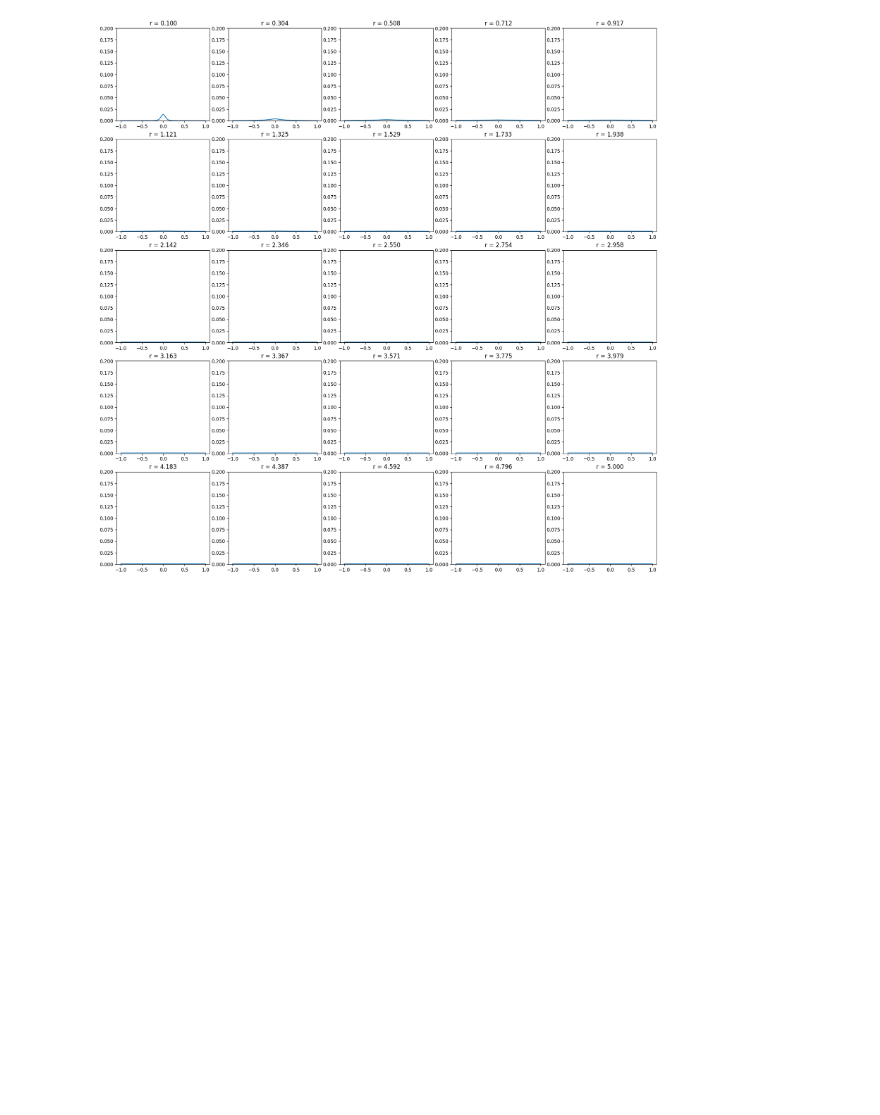
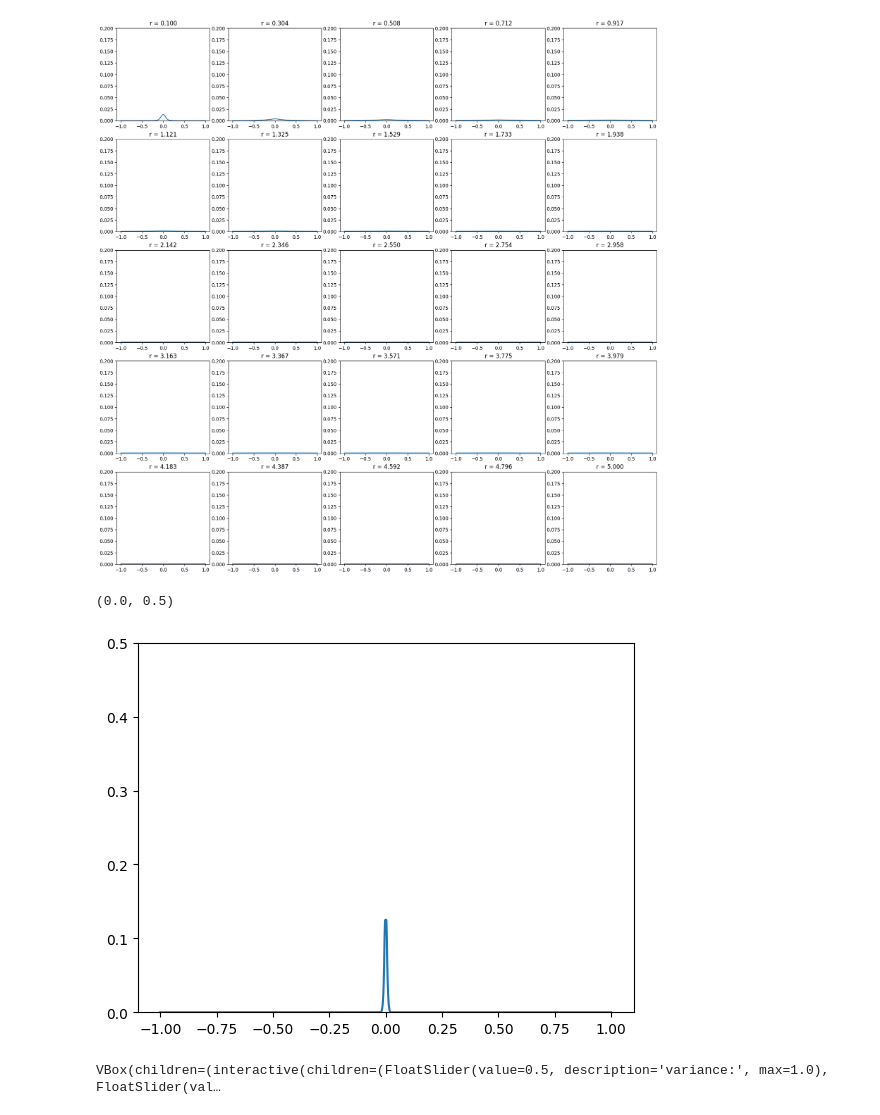
Before and after one commit to probcomp/bayes3d, a Jupyter notebook: experiments/likelihood_unit_testing/likelihood_debugging.ipynb, the cells around one changed output. Drawn from its saved outputs; the diff is of its cells as text; code cells hidden in the pictures; blank space fills up the shorter version.

```diff
--- a/experiments/likelihood_unit_testing/likelihood_debugging.ipynb
+++ b/experiments/likelihood_unit_testing/likelihood_debugging.ipynb
@@ -76,3 +73,41 @@ for (i,r) in  enumerate(jnp.linspace(0.1, 5.0, 25)):
     axarr[i//5, i%5].set_title("r = {:0.3f}".format(r))
 # %% [output]
 [figure]
+# %%
+scores = likelihood_parallel_over_images(observed_img, rendered_images, 0.1, 0.01, 1.0, 3)
+plt.plot(XVAL_SWEEP, b.utils.normalize_log_scores(scores))
+plt.ylim(0.0, 0.5)
+# %% [output]
+(0.0, 0.5)
+[figure, added]
+# %%
+%matplotlib inline
+import numpy as np
+import matplotlib.pyplot as plt
+from ipywidgets import interact, interactive, FloatSlider, IntSlider, Button, Output, HBox, VBox, FloatLogSlider
+
+out = Output(layout={'border': '5px solid black', "height" : '100px'})
+
+def func(variance, outlier_prob, outlier_volume, filter_size):
+
+    plt.figure(figsize=(4,4))
+    scores = likelihood_parallel_over_images(observed_img, rendered_images, variance, outlier_prob, outlier_volume, filter_size)
+    plt.plot(XVAL_SWEEP, b.utils.normalize_log_scores(scores))
+    plt.ylim(0.0, 0.5)
+
+    with out:
+        out.clear_output()
+        display(f"variance   = {variance}")
+        display(f"outlier_prob = {outlier_prob}")
+        display(f"outlier_volume = {outlier_volume}")
+        display(f"filter_size = {filter_size}")
+
+w = interactive(func,
+    variance = FloatSlider(min=0.0, max=1.0, value=0.5, description="variance:"),
+    outlier_prob = FloatSlider(min=0.0, max=0.05, step=0.01,value=0.0, description="outlier_prob:"),
+    outlier_volume = FloatLogSlider(base=10.0, min=-4, max=4, step=0.1, value=1.0, description="outlier_volume:"),
+    filter_size = IntSlider(min=0, max=6, step=1, value=3, description='filter_size:'),
+);
+display(VBox([w,out]))
+# %% [output]
+VBox(children=(interactive(children=(FloatSlider(value=0.5, description='variance:', max=1.0), FloatSlider(val…
```
Also changed, not shown: parts of 3 cells of this notebook.
